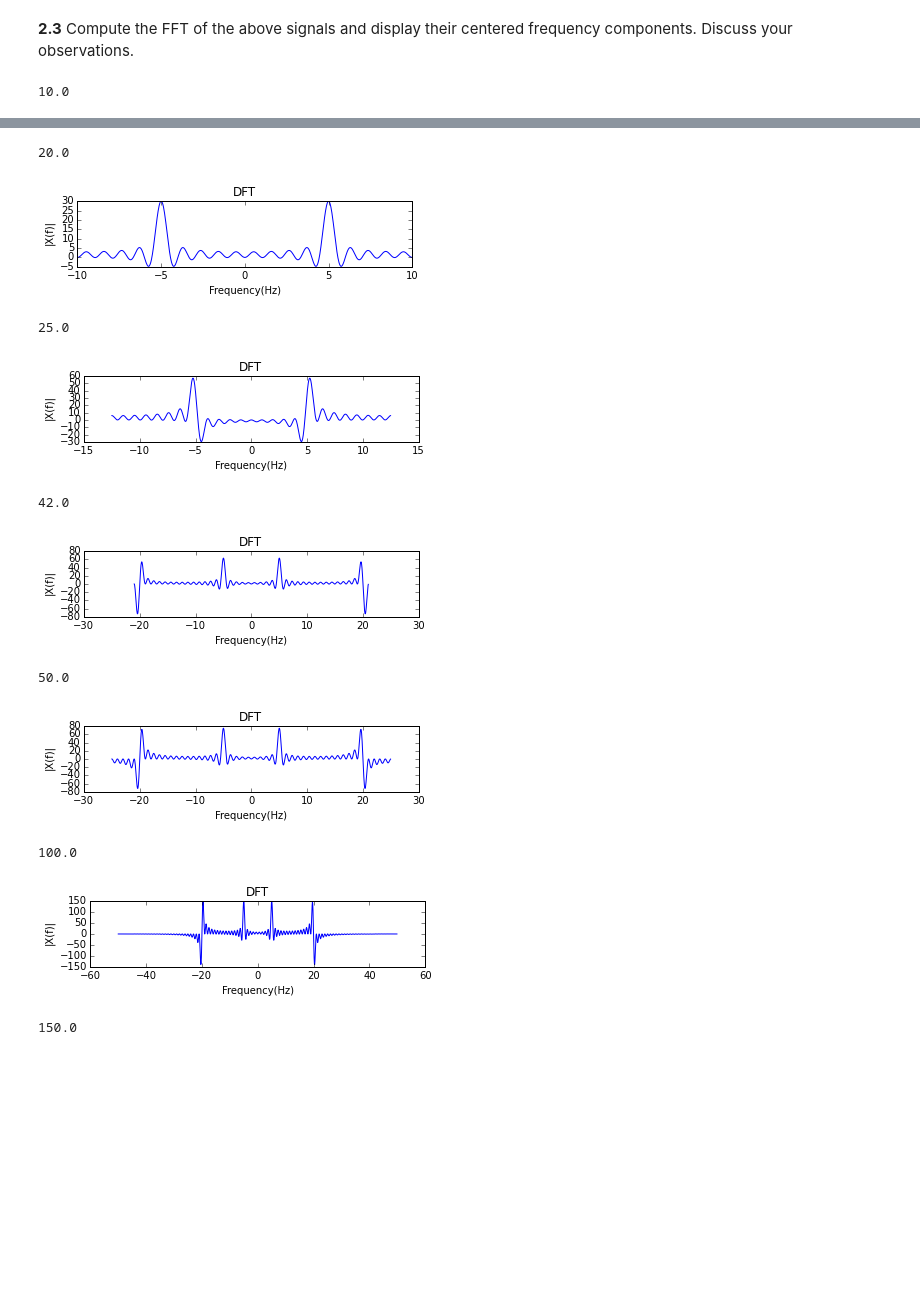
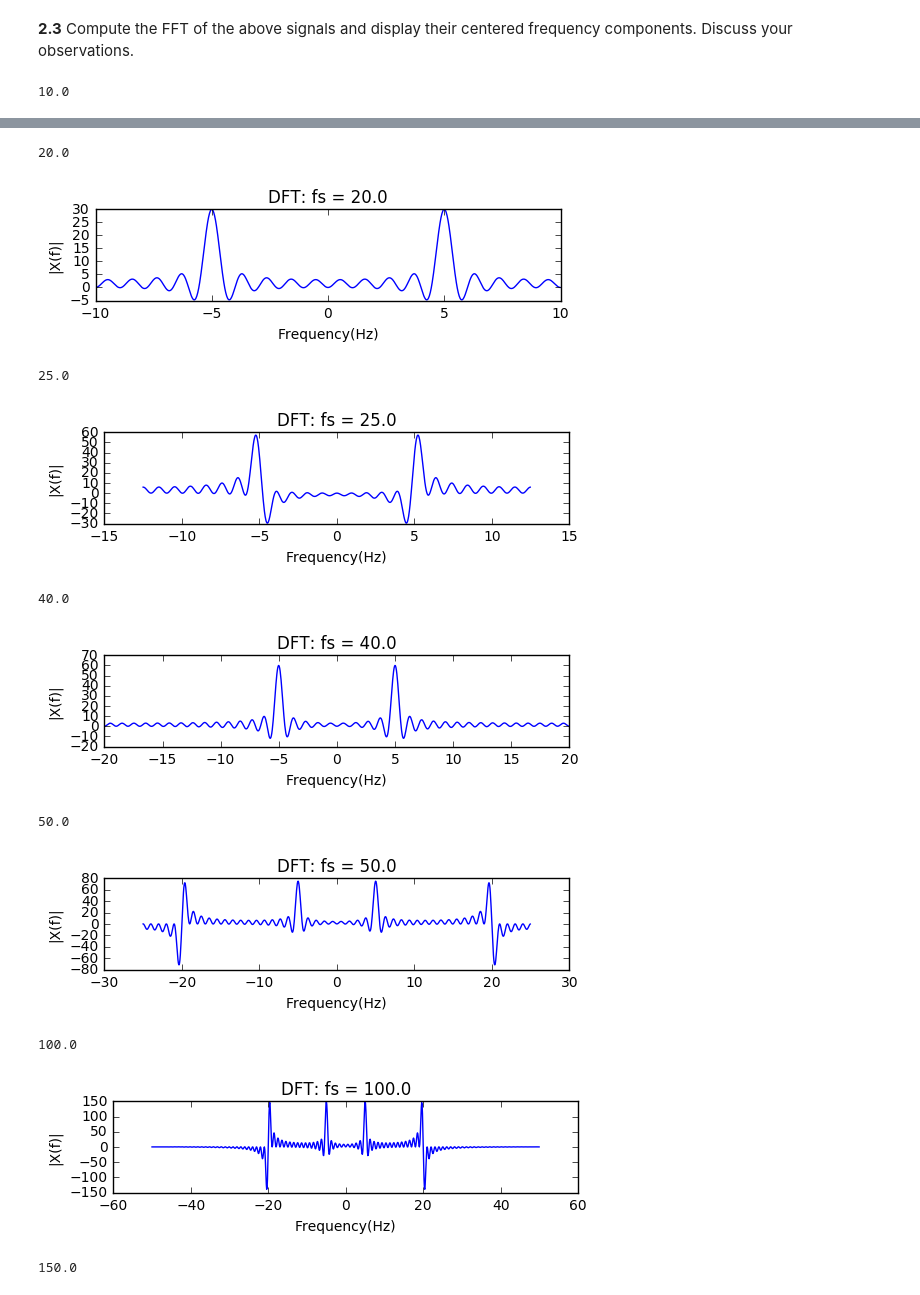
Before and after one commit to alphadadajuju/DSP-TP-1617, a Jupyter notebook: Lab4/python/Lab4.ipynb, the cells around one changed output, grey strips where cells are left out. Cells and saved outputs as stored; diff of their text form; code cells hidden in the pictures; blank space fills up the shorter version.

```diff
--- a/Lab4/python/Lab4.ipynb
+++ b/Lab4/python/Lab4.ipynb
@@ -292,14 +292,13 @@ for $f_{1} = 5$ Hz and $f_{2} = 20$ Hz, sampled with the sampling frequencies of
 # %% [markdown]
 **2.1** Plot $x[n]$ for different sampling frequencies in time domain.
 # %%
-fs_arr =np.array([10., 20., 25., 42., 50., 100., 150.])
+fs_arr =np.array([10., 20., 25., 40., 50., 100., 150.])
 # Signal frequency and sampling frequency
 f1 = 5.
 f2 = 20.
 
 # time vector for one second
 for i in range(fs_arr.shape[0]):
-    print (fs_arr[i])
     t = np.arange(0, 1., 1./fs_arr[i])
     # sin wave
     x_n = 3*np.cos(2*np.pi*(f1)*t) + 4*np.sin(2*np.pi*(f2)*t)
@@ -307,7 +306,7 @@ for i in range(fs_arr.shape[0]):
     plt.figure
     plt.subplot(211)
     plt.plot(t, x_n)
-    plt.title('x[n]')
+    plt.title('x[n]: fs = '+ str(fs_arr[i]))
     plt.xlabel('Time(sec)')
     plt.ylabel('Amplitude')
     plt.show()
@@ -344,7 +336,7 @@ for i in range(fs_arr.shape[0]):
     # Number of samples
     plt.subplot(312)
     plt.plot(fr, x_f)
-    plt.title('DFT')
+    plt.title('DFT: fs = '+ str(fs_arr[i]))
     plt.xlabel('Frequency(Hz)')
     plt.ylabel('|X(f)|')
     plt.show()
@@ -355,11 +347,11 @@ for i in range(fs_arr.shape[0]):
 20.0
-[figure, old version]
+[figure, new version]
 25.0
-[figure, old version]
+[figure, new version]
-42.0
+40.0
-[figure, old version]
+[figure, new version]
 50.0
-[figure, old version]
+[figure, new version]
 100.0
-[figure, old version]
+[figure, new version]
 150.0
```
Also changed, not shown: parts of 9 cells of this notebook, 1 other file.
